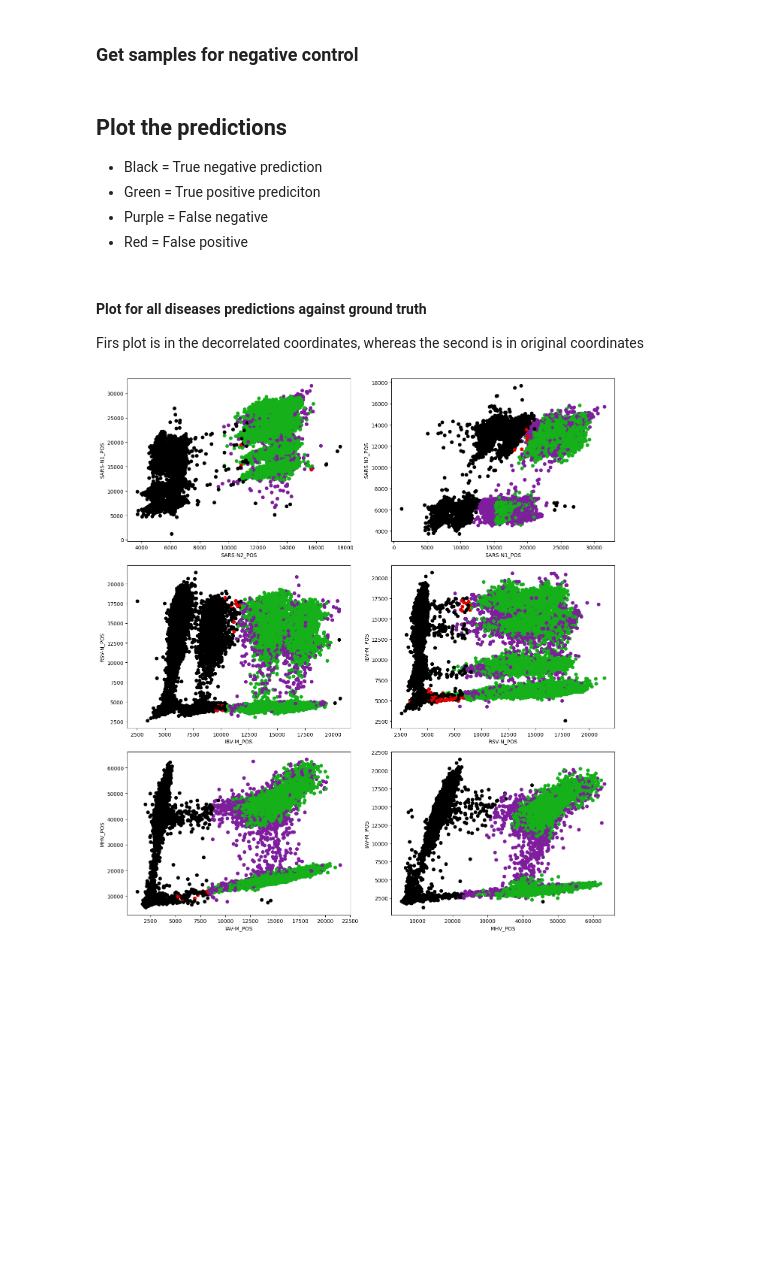
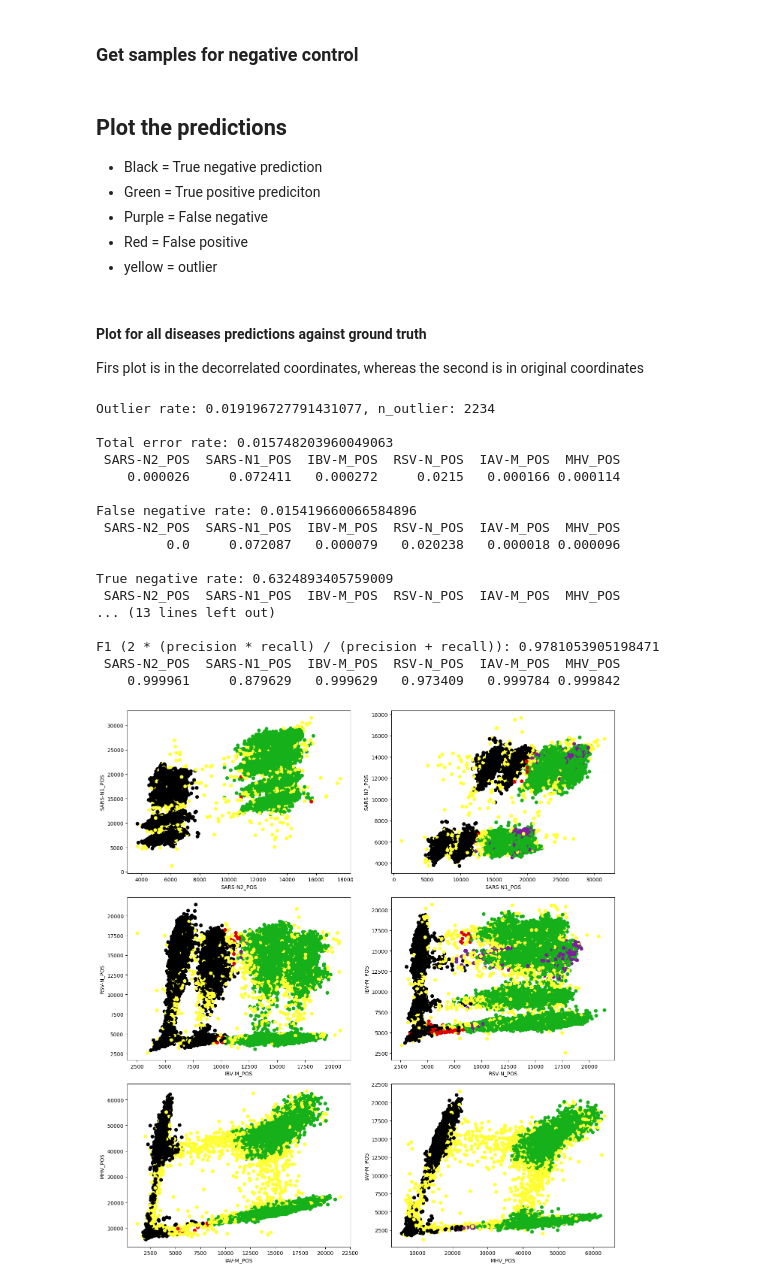
Before and after one commit to ncograf/pcr-classification, a Jupyter notebook: code/hierarchy/cluster_hierarchy_mean_classifier_dillution.ipynb, the cells around one changed output. Saved outputs shown, nothing was run; the diff lists cells and outputs as text; code cells hidden in the pictures; blank space fills up the shorter version.

Commit message:
Upload new experiments with stats and outliers

```diff
--- a/code/hierarchy/cluster_hierarchy_mean_classifier_dillution.ipynb
+++ b/code/hierarchy/cluster_hierarchy_mean_classifier_dillution.ipynb
@@ -65,7 +66,7 @@ cluster_engine = cluster.DBSCAN(eps=1500, n_jobs=8)
 decision = decision_lib.ClusterHierarchyMeanClassifier(
                                      negative_control=np_negative_control,
                                      cluster_algorithm=cluster_engine,
-                                     eps=0.3,
+                                     eps=0.29,
                                      prediction_axis=prediction_axis,
                                      )
 df_decision = decision.predict(np_di)
@@ -76,6 +77,7 @@ df_decision = decision.predict(np_di)
 - Green = True positive prediciton
 - Purple = False negative
 - Red = False positive
+- yellow = outlier
 # %% [markdown]
 #### Plot for all diseases predictions against ground truth
 
@@ -83,23 +85,42 @@ Firs plot is in the decorrelated coordinates, whereas the second is in original
 # %%
 
 df_data_points = pd.DataFrame(data=decision.X_no_neg, columns=prediction_axis)
 df_predictions = df_decision.iloc[decision.mask,:]
 df_ground_trouth = df_di.iloc[decision.mask,:]
 selected_pairs = [
                 ('SARS-N2_POS','SARS-N1_POS'),
                 ('SARS-N1_POS','SARS-N2_POS'),
                 ('IBV-M_POS','RSV-N_POS'),
                 ('RSV-N_POS','IBV-M_POS'),
                 ('IAV-M_POS','MHV_POS'),
                 ('MHV_POS','IAV-M_POS'),
                 ]
 
+validation_lib.validate_labels(df_ground_trouth, df_predictions)
+
 plot_lib.plot_pairwise_selection(
         df_data_points,
         df_predictions,
         df_ground_trouth,
         selected_pairs,
         n_cols=2,
         )
 # %% [output]
+Outlier rate: 0.019196727791431077, n_outlier: 2234
+
+Total error rate: 0.015748203960049063
+ SARS-N2_POS  SARS-N1_POS  IBV-M_POS  RSV-N_POS  IAV-M_POS  MHV_POS
+    0.000026     0.072411   0.000272     0.0215   0.000166 0.000114
+
+False negative rate: 0.015419660066584896
+ SARS-N2_POS  SARS-N1_POS  IBV-M_POS  RSV-N_POS  IAV-M_POS  MHV_POS
+         0.0     0.072087   0.000079   0.020238   0.000018 0.000096
+
+True negative rate: 0.6324893405759009
+ SARS-N2_POS  SARS-N1_POS  IBV-M_POS  RSV-N_POS  IAV-M_POS  MHV_POS
+... (13 lines left out)
+
+F1 (2 * (precision * recall) / (precision + recall)): 0.9781053905198471
+ SARS-N2_POS  SARS-N1_POS  IBV-M_POS  RSV-N_POS  IAV-M_POS  MHV_POS
+    0.999961     0.879629   0.999629   0.973409   0.999784 0.999842
-[figure, old version]
+[figure, new version]
```
Also changed, not shown: parts of 1 cell of this notebook, 3 other files.
